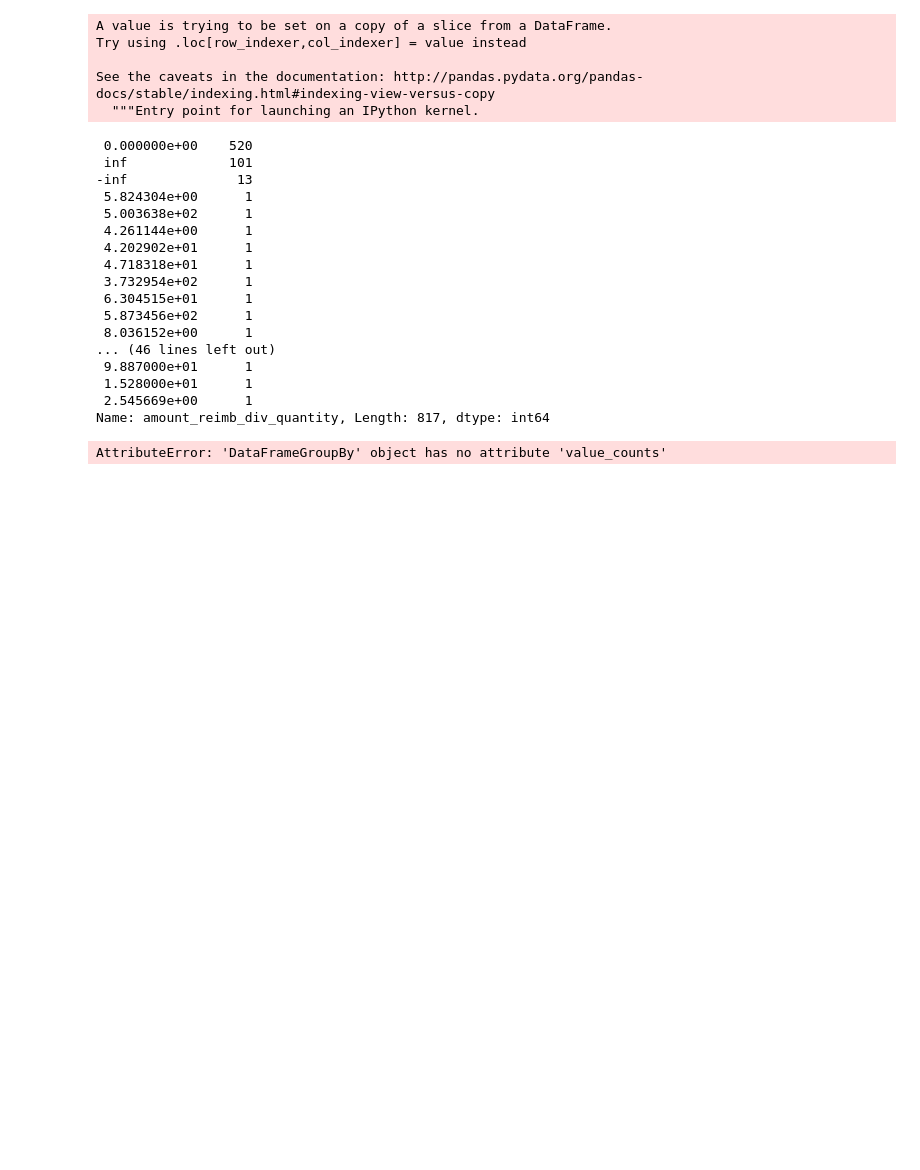
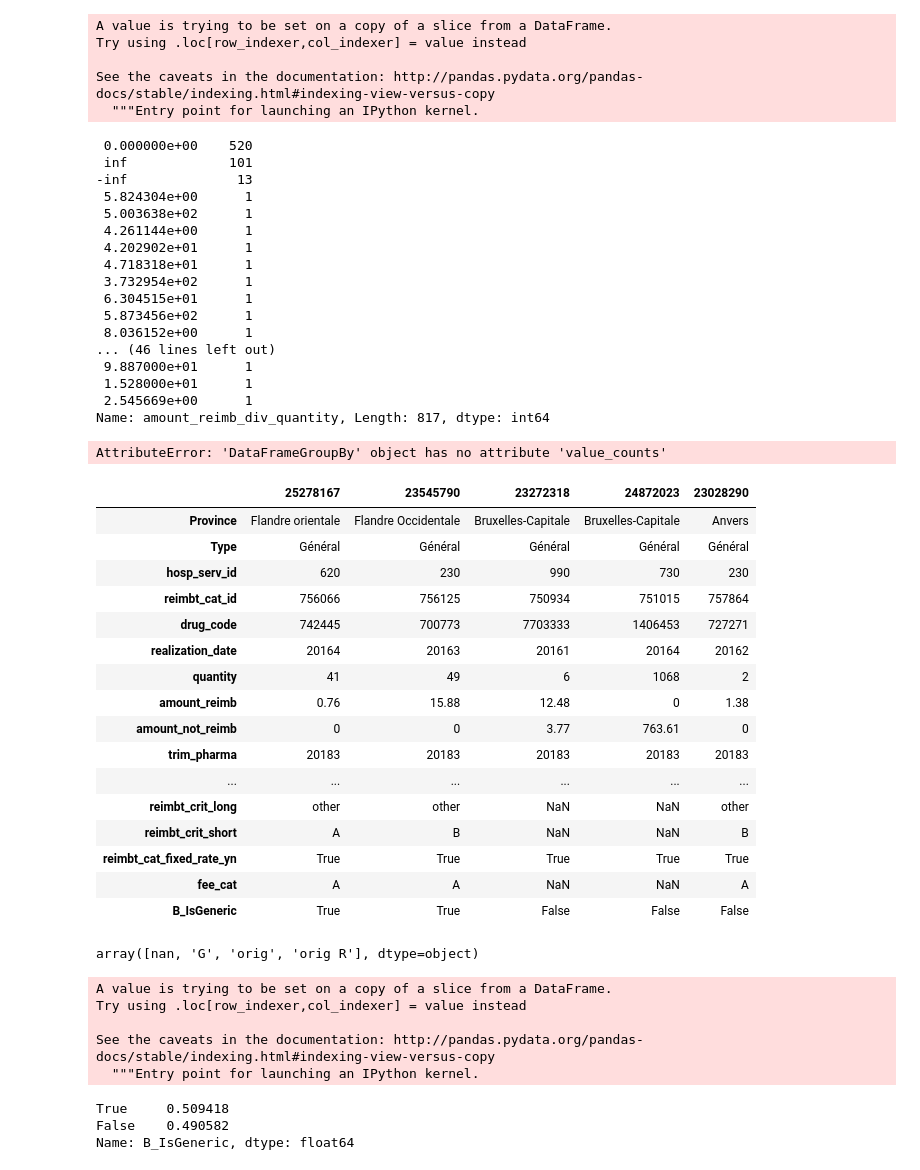
Before and after one commit to albert-kevin/DataforbetterHealth, a Jupyter notebook: code/brice_play_with_the_panda.ipynb, the cells around one changed output. Drawn from its saved outputs; the diff is of its cells as text; code cells hidden in the pictures; blank space fills up the shorter version.

```diff
--- a/code/brice_play_with_the_panda.ipynb
+++ b/code/brice_play_with_the_panda.ipynb
@@ -250,3 +270,27 @@ Name: amount_reimb_div_quantity, Length: 817, dtype: int64
 df_work.groupby(["code_atc"]).value_counts()
 # %% [output]
 AttributeError: 'DataFrameGroupBy' object has no attribute 'value_counts'
+# %%
+df_work.sample(5).T
+# %% [output]
+|  | 25278167 | 23545790 | 23272318 | 24872023 | 23028290 |
+| Province | Flandre orientale | Flandre Occidentale | Bruxelles-Capitale | Bruxelles-Capitale | Anvers |
+| Type | Général | Général | Général | Général | Général |
+| hosp_serv_id | 620 | 230 | 990 | 730 | 230 |
+| reimbt_cat_id | 756066 | 756125 | 750934 | 751015 | 757864 |
+| drug_code | 742445 | 700773 | 7703333 | 1406453 | 727271 |
+| realization_date | 20164 | 20163 | 20161 | 20164 | 20162 |
+| quantity | 41 | 49 | 6 | 1068 | 2 |
+| amount_reimb | 0.76 | 15.88 | 12.48 | 0 | 1.38 |
+| amount_not_reimb | 0 | 0 | 3.77 | 763.61 | 0 |
+| trim_pharma | 20183 | 20183 | 20183 | 20183 | 20183 |
+| ... | ... | ... | ... | ... | ... |
+| reimbt_crit_long | other | other | NaN | NaN | other |
+| reimbt_crit_short | A | B | NaN | NaN | B |
+| reimbt_cat_fixed_rate_yn | True | True | True | True | True |
+| fee_cat | A | A | NaN | NaN | A |
+| B_IsGeneric | True | True | False | False | False |
+# %%
+df_work.statut_produit_pharma.unique()
+# %% [output]
+array([nan, 'G', 'orig', 'orig R'], dtype=object)
@@ -252,0 +299,14 @@ AttributeError: 'DataFrameGroupBy' object has no attribute 'value_counts'
+# %%
+df_work["B_IsGeneric"] = df_work["statut_produit_pharma"].map(statut_produit_pharma_dict)
+# %% [output]
+A value is trying to be set on a copy of a slice from a DataFrame.
+Try using .loc[row_indexer,col_indexer] = value instead
+
+See the caveats in the documentation: http://pandas.pydata.org/pandas-docs/stable/indexing.html#indexing-view-versus-copy
+  """Entry point for launching an IPython kernel.
+# %%
+df_work["B_IsGeneric"].value_counts(normalize=True)
+# %% [output]
+True     0.509418
+False    0.490582
+Name: B_IsGeneric, dtype: float64
```
Also changed, not shown: parts of 18 cells of this notebook.
